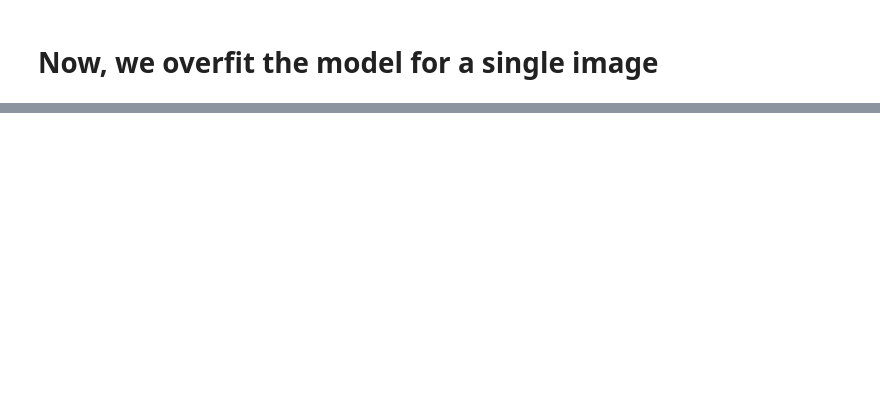
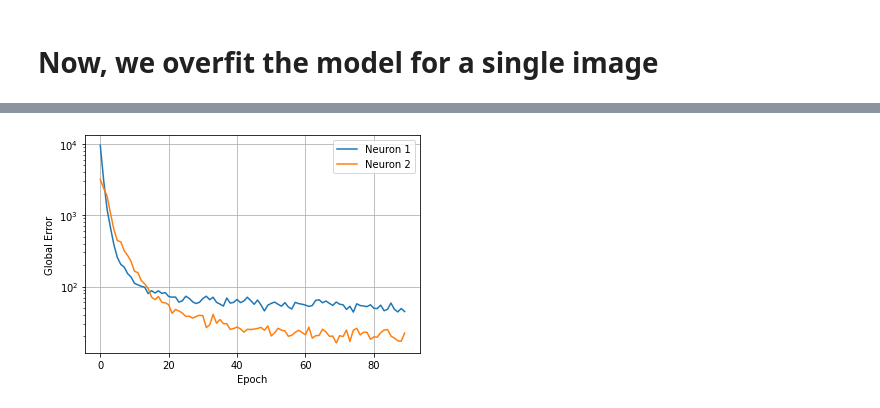
Before and after one commit to rpazuki/snn.tutorial, a Jupyter notebook: fully.obseverd.models.cross.feedback.ipynb, the cells around one changed output, grey strips where cells are left out. Saved outputs shown, nothing was run; the diff lists cells and outputs as text; code cells hidden in the pictures; blank space fills up the shorter version.

```diff
--- a/fully.obseverd.models.cross.feedback.ipynb
+++ b/fully.obseverd.models.cross.feedback.ipynb
@@ -109,3 +123,11 @@ for image_index in range(test_size):
+# %%
+def sigmoid(x):
+    return np.array(1/(1+np.exp(-x)))
+
+def convolution(f_t, g_t):
+    ''' See eq. (4) below
+    '''
+    return np.dot(f_t, g_t[::-1])
 # %% [markdown]
 # Filter Kernels
 # %% [markdown]
@@ -612,0 +890,11 @@ for j in [0,1]:
+# %%
+plt.plot(np.abs(global_errors[0, :]), label="Neuron 1")
+plt.plot(np.abs(global_errors[1, :]), label="Neuron 2")
+plt.xlabel("Epoch")
+plt.ylabel("Global Error")
+plt.yscale("log")
+plt.grid()
+plt.legend()
+plt.show()
+# %% [output]
+[figure, added]
```
Also changed, not shown: parts of 64 cells of this notebook, 5 other files.
